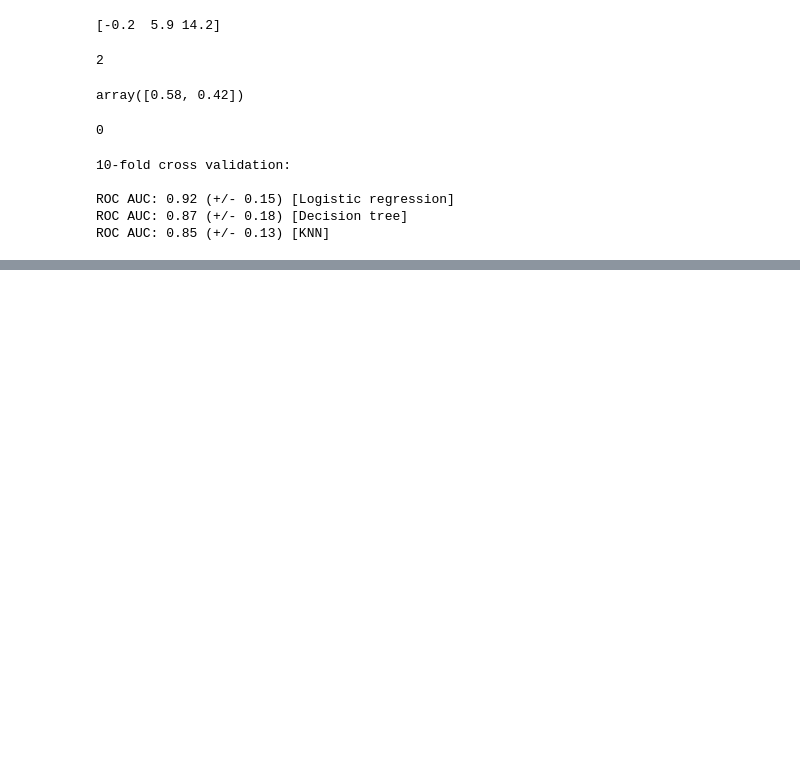
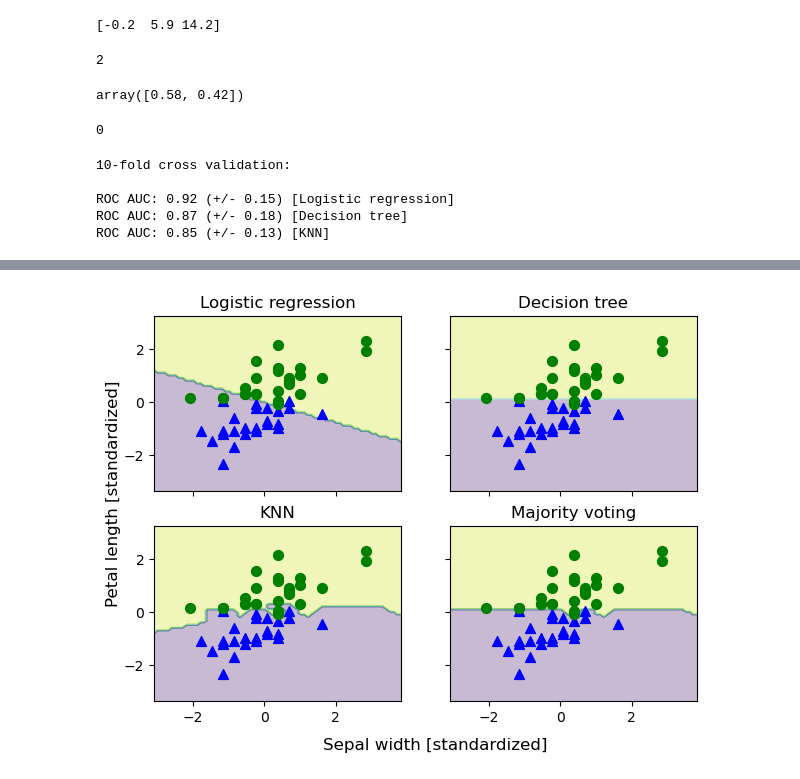
Before and after one commit to danwein8/ML_Book, a Jupyter notebook: ch07/Chapter7.ipynb, the cells around one changed output, grey strips where cells are left out. Drawn from its saved outputs; the diff is of its cells as text; code cells hidden in the pictures; blank space fills up the shorter version.

```diff
--- a/ch07/Chapter7.ipynb
+++ b/ch07/Chapter7.ipynb
@@ -275,0 +414,57 @@ ROC AUC: 0.85 (+/- 0.13) [KNN]
+# %%
+sc = StandardScaler()
+X_train_std = sc.fit_transform(X_train)
+# %%
+from itertools import product
+
+
+all_clf = [pipe1, clf2, pipe3, mv_clf]
+
+x_min = X_train_std[:, 0].min() - 1
+x_max = X_train_std[:, 0].max() + 1
+y_min = X_train_std[:, 1].min() - 1
+y_max = X_train_std[:, 1].max() + 1
+
+xx, yy = np.meshgrid(np.arange(x_min, x_max, 0.1),
+                     np.arange(y_min, y_max, 0.1))
+
+f, axarr = plt.subplots(nrows=2, ncols=2,
+                        sharex='col',
+                        sharey='row',
+                        figsize=(7, 5))
+
+for idx, clf, tt in zip(product([0, 1], [0, 1]),
+                        all_clf, clf_labels):
+    clf.fit(X_train_std, y_train)
+
+    Z = clf.predict(np.c_[xx.ravel(), yy.ravel()])
+    Z = Z.reshape(xx.shape)
+
+    axarr[idx[0], idx[1]].contourf(xx, yy, Z, alpha=0.3)
+
+    axarr[idx[0], idx[1]].scatter(X_train_std[y_train==0, 0],
+                                  X_train_std[y_train==0, 1],
+                                  c='blue',
+                                  marker='^',
+                                  s=50)
+
+    axarr[idx[0], idx[1]].scatter(X_train_std[y_train==1, 0],
+                                  X_train_std[y_train==1, 1],
+                                  c='green',
+                                  marker='o',
+                                  s=50)
+
+    axarr[idx[0], idx[1]].set_title(tt)
+
+plt.text(-3.5, -5.,
+         s='Sepal width [standardized]',
+         ha='center', va='center', fontsize=12)
+plt.text(-12.5, 4.5,
+         s='Petal length [standardized]',
+         ha='center', va='center',
+         fontsize=12, rotation=90)
+
+
+plt.show()
+# %% [output]
+[figure, added]
```
Also changed, not shown: parts of 10 cells of this notebook.
